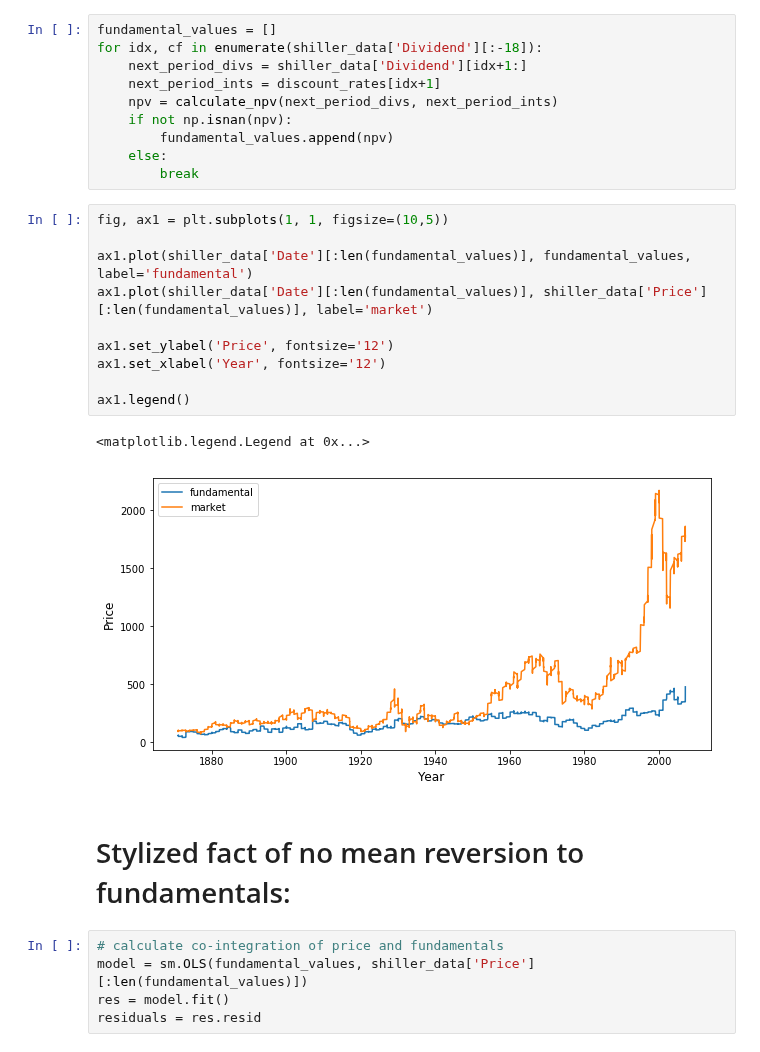
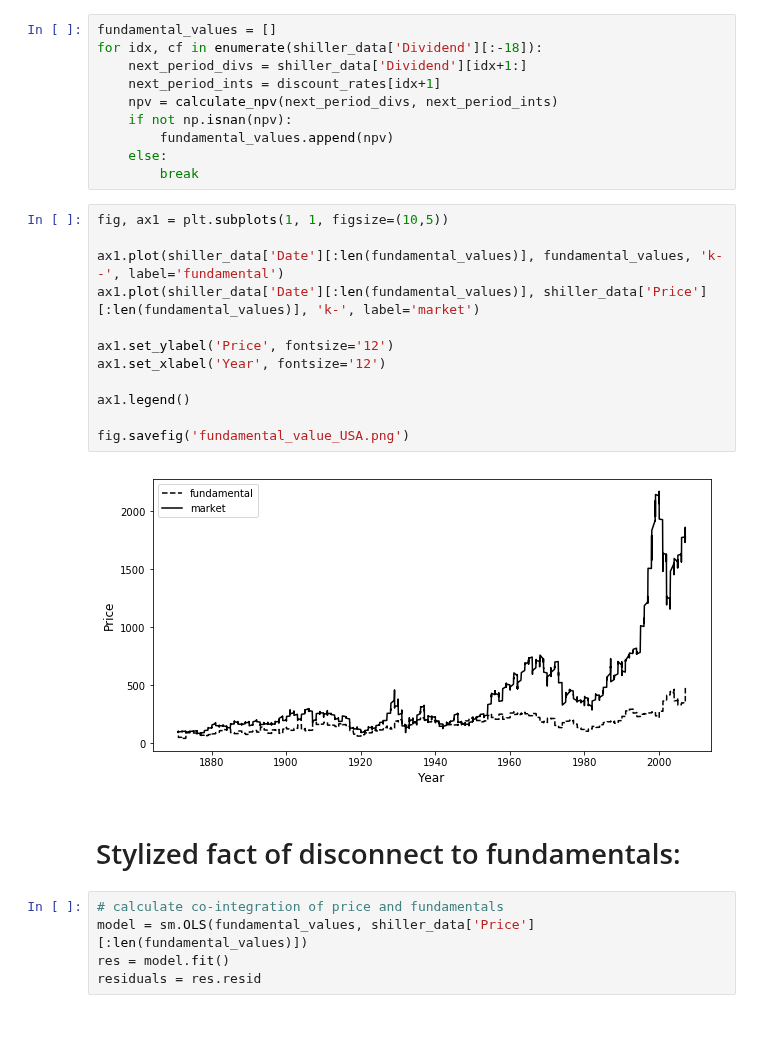
Before and after one commit to joerischasfoort/sim-fin-abm, a Jupyter notebook: evo_algo_calibration.ipynb, the cells around one changed output. Saved outputs shown, nothing was run; the diff lists cells and outputs as text; blank space fills up the shorter version.

Commit message:
small data update

```diff
--- a/evo_algo_calibration.ipynb
+++ b/evo_algo_calibration.ipynb
@@ -99,18 +99,19 @@ for idx, cf in enumerate(shiller_data['Dividend'][:-18]):
 # %%
 fig, ax1 = plt.subplots(1, 1, figsize=(10,5))
 
-ax1.plot(shiller_data['Date'][:len(fundamental_values)], fundamental_values, label='fundamental')
-ax1.plot(shiller_data['Date'][:len(fundamental_values)], shiller_data['Price'][:len(fundamental_values)], label='market')
+ax1.plot(shiller_data['Date'][:len(fundamental_values)], fundamental_values, 'k--', label='fundamental')
+ax1.plot(shiller_data['Date'][:len(fundamental_values)], shiller_data['Price'][:len(fundamental_values)], 'k-', label='market')
 
 ax1.set_ylabel('Price', fontsize='12')
 ax1.set_xlabel('Year', fontsize='12')
 
 ax1.legend()
+
+fig.savefig('fundamental_value_USA.png')
 # %% [output]
-<matplotlib.legend.Legend at 0x...>
-[figure, old version]
+[figure, new version]
 # %% [markdown]
-# Stylized fact of no mean reversion to fundamentals:
+# Stylized fact of disconnect to fundamentals:
 # %%
 # calculate co-integration of price and fundamentals
 model = sm.OLS(fundamental_values, shiller_data['Price'][:len(fundamental_values)])
```
Also changed, not shown: parts of 2 cells of this notebook.
